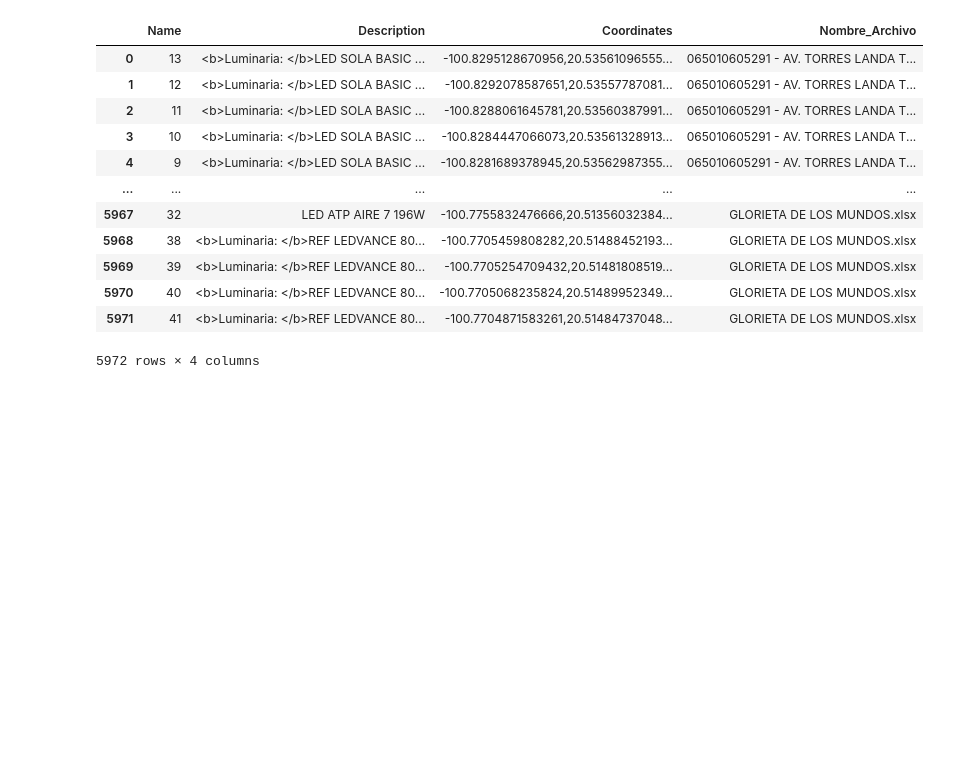
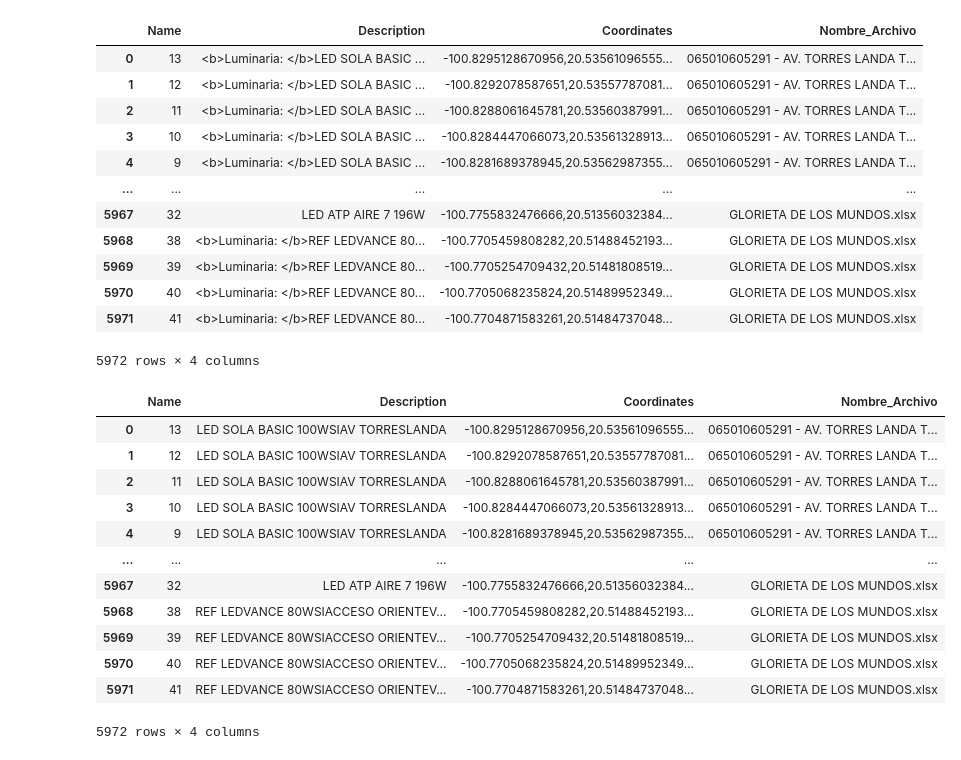
Before and after one commit to Lalolaiion20/programs, a Jupyter notebook: notebooks/separador_kmz.ipynb, the cells around one changed output. Cells and saved outputs as stored; diff of their text form; code cells hidden in the pictures; blank space fills up the shorter version.

Commit message:
modified:   .gitignore 	new file:   notebooks/makedir.xlsx 	modified:   notebooks/separador_kmz.ipynb

```diff
--- a/notebooks/separador_kmz.ipynb
+++ b/notebooks/separador_kmz.ipynb
@@ -4,15 +4,18 @@ import zipfile
 import shutil
 import xml.etree.ElementTree as ET
 import pandas as pd
+import openpyxl
+from bs4 import BeautifulSoup
+import re
 
 # Ruta del directorio donde se encuentran los archivos .kmz
-directorio_kmz = r'C:\Users\SI0028\Documents\GITHUB\programs\programs\kmz_to_extract'
+directorio_kmz = r'C:\Users\PC-LEON\Documents\GITHUB\programs\kmz_to_extract'
 
 # Ruta donde se guardarán los archivos .kml extraídos
-ruta_destino_kml = r'C:\Users\SI0028\Documents\GITHUB\programs\programs\KML_extracted'
+ruta_destino_kml = r'C:\Users\\PC-LEON\Documents\GITHUB\programs\KML_extracted'
 
 #  Ruta donde se guardarán los archivos .kml extraídos
-output_directory_path = r'C:\Users\SI0028\Documents\GITHUB\programs\programs\xlsx_converted'
+output_directory_path = r'C:\Users\\PC-LEON\Documents\GITHUB\programs\xlsx_converted'
 
 
 
@@ -37,4 +40,5 @@ for archivo_kmz in os.listdir(directorio_kmz):
     if archivo_kmz.endswith('.kmz'):
         ruta_completa_kmz = os.path.join(directorio_kmz, archivo_kmz)
         extraer_y_renombrar_kmz(ruta_completa_kmz)
+print("sistema extraido")
 # %% [output]
@@ -126,10 +130,11 @@ for archivo in archivos_xlsx:
 # Combinar todos los DataFrames en uno solo
 df_final = pd.concat(lista_dataframes, ignore_index=True)
 
-df_final.to_excel('makedirs.xlsx', index=False, engine='openpyxl')
 
 # Mostrar el DataFrame resultante
-df_final
+dataframe = df_final
+
+dataframe
 # %% [output]
 |  | Name | Description | Coordinates | Nombre_Archivo |
 | 0 | 13 | <b>Luminaria: </b>LED SOLA BASIC ... | -100.8295128670956,20.53561096555... | 065010605291 - AV. TORRES LANDA T... |
@@ -144,3 +149,46 @@ df_final
 | 5970 | 40 | <b>Luminaria: </b>REF LEDVANCE 80... | -100.7705068235824,20.51489952349... | GLORIETA DE LOS MUNDOS.xlsx |
 | 5971 | 41 | <b>Luminaria: </b>REF LEDVANCE 80... | -100.7704871583261,20.51484737048... | GLORIETA DE LOS MUNDOS.xlsx |
 5972 rows × 4 columns
+# %%
+def clean_html(html_content):
+    soup = BeautifulSoup(html_content, 'html.parser')
+
+    # Elimina todas las etiquetas <b> y su contenido
+    for tag in soup.find_all('b'):
+        tag.decompose()
+
+    # Opcional: quitar cualquier otra etiqueta HTML que desees
+    for tag in soup.find_all(['br']):
+        tag.replace_with('\n')  # reemplaza <br> por salto de línea
+
+    # Elimina cualquier otra etiqueta HTML, manteniendo solo texto
+    text_only = soup.get_text()
+
+    # Opcional: limpiar espacios en blanco extra que puedan haber quedado
+    text_only = ' '.join(text_only.split())
+
+    return text_only
+
+
+# Aplica la función a cada elemento en la columna 'Description'
+dataframe['Description'] = dataframe['Description'].apply(clean_html)
+
+# Opcional: eliminar etiquetas <br> si es necesario
+dataframe['Description'] = dataframe['Description'].replace('<br>', '\n', regex=True)
+
+# Ver el DataFrame modificado
+dataframe
+# %% [output]
+|  | Name | Description | Coordinates | Nombre_Archivo |
+| 0 | 13 | LED SOLA BASIC 100WSIAV TORRESLANDA | -100.8295128670956,20.53561096555... | 065010605291 - AV. TORRES LANDA T... |
+| 1 | 12 | LED SOLA BASIC 100WSIAV TORRESLANDA | -100.8292078587651,20.53557787081... | 065010605291 - AV. TORRES LANDA T... |
+| 2 | 11 | LED SOLA BASIC 100WSIAV TORRESLANDA | -100.8288061645781,20.53560387991... | 065010605291 - AV. TORRES LANDA T... |
+| 3 | 10 | LED SOLA BASIC 100WSIAV TORRESLANDA | -100.8284447066073,20.53561328913... | 065010605291 - AV. TORRES LANDA T... |
+| 4 | 9 | LED SOLA BASIC 100WSIAV TORRESLANDA | -100.8281689378945,20.53562987355... | 065010605291 - AV. TORRES LANDA T... |
+| ... | ... | ... | ... | ... |
+| 5967 | 32 | LED ATP AIRE 7 196W | -100.7755832476666,20.51356032384... | GLORIETA DE LOS MUNDOS.xlsx |
+| 5968 | 38 | REF LEDVANCE 80WSIACCESO ORIENTEV... | -100.7705459808282,20.51488452193... | GLORIETA DE LOS MUNDOS.xlsx |
+| 5969 | 39 | REF LEDVANCE 80WSIACCESO ORIENTEV... | -100.7705254709432,20.51481808519... | GLORIETA DE LOS MUNDOS.xlsx |
+| 5970 | 40 | REF LEDVANCE 80WSIACCESO ORIENTEV... | -100.7705068235824,20.51489952349... | GLORIETA DE LOS MUNDOS.xlsx |
+| 5971 | 41 | REF LEDVANCE 80WSIACCESO ORIENTEV... | -100.7704871583261,20.51484737048... | GLORIETA DE LOS MUNDOS.xlsx |
+5972 rows × 4 columns
```
Also changed, not shown: parts of 4 cells of this notebook, 2 other files.
